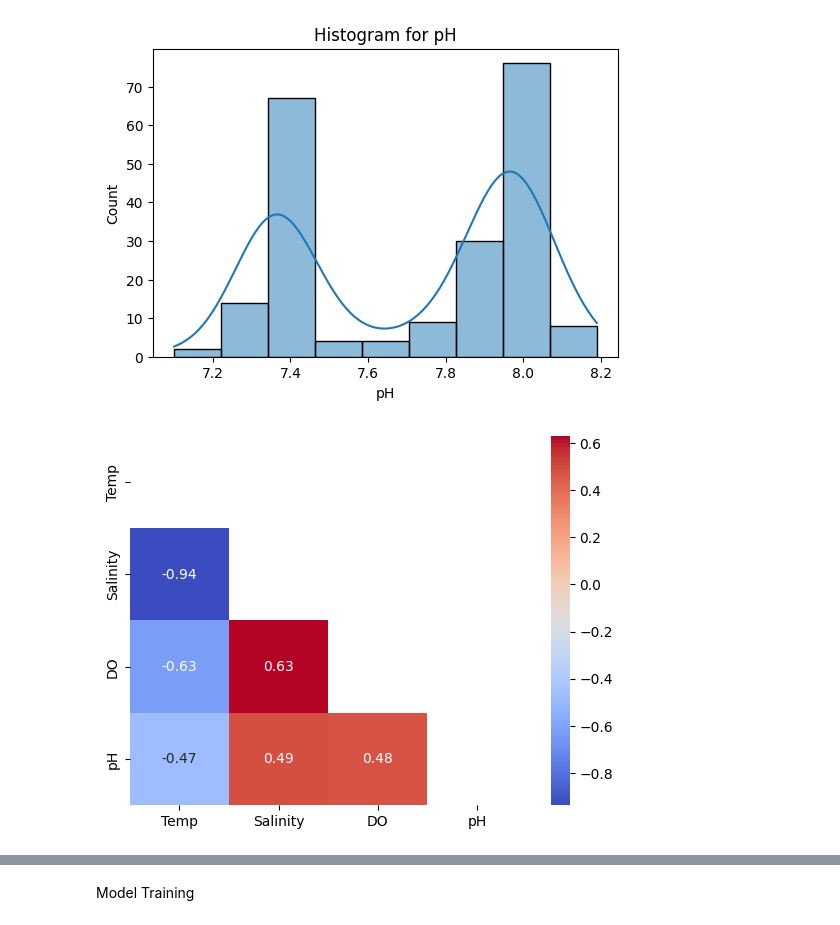
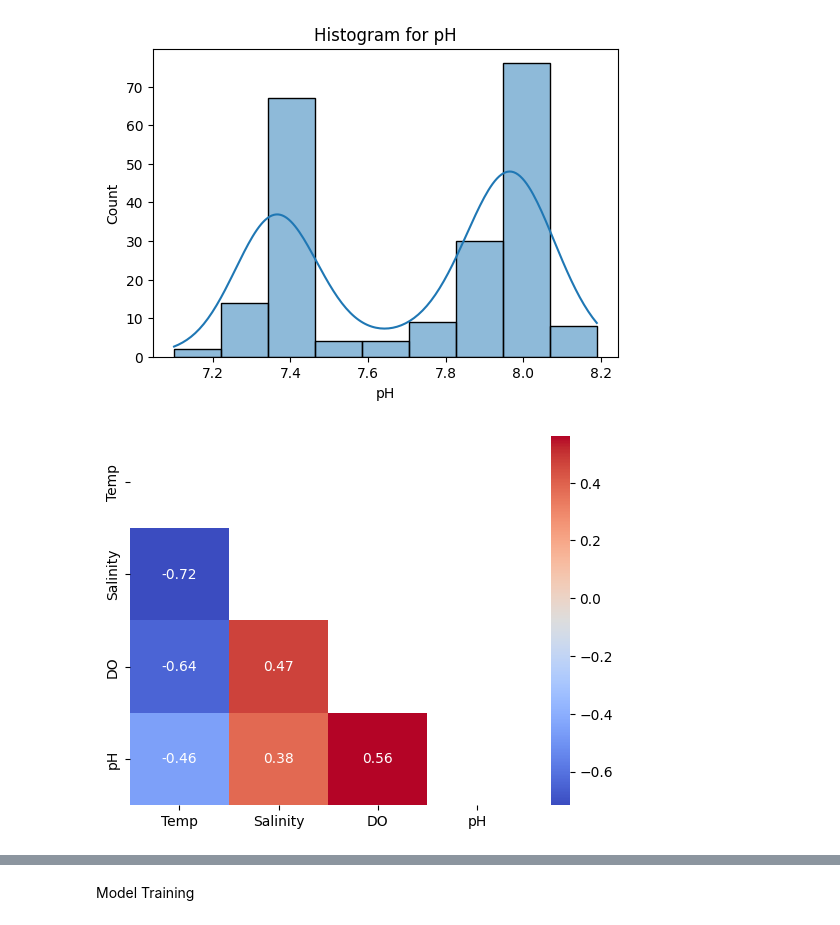
Before and after one commit to dekastra/WaterParameter, a Jupyter notebook: ML_WaterParam_Combined.ipynb, the cells around one changed output, grey strips where cells are left out. Saved outputs shown, nothing was run; the diff lists cells and outputs as text; code cells hidden in the pictures.

Commit message:
Change on correlation analysis

```diff
--- a/ML_WaterParam_Combined.ipynb
+++ b/ML_WaterParam_Combined.ipynb
@@ -77,10 +77,11 @@ for column in data_no_outliers.columns:
 [figure]
 # %%
 #Bivariate analysis
-correlation_matrix = data_no_outliers.corr()
+correlation_matrix = data_no_outliers.corr(method='spearman')
+correlation_matrix2 = data_no_outliers.corr(method='kendall')
 
 #Correlation heatmap plotting
 mask = np.triu(np.ones_like(correlation_matrix, dtype=bool))
 fig_full2 = sns.heatmap(correlation_matrix, annot=True, fmt=".2f", cmap="coolwarm", mask=mask).get_figure()
 # %% [output]
-[figure, old version]
+[figure, new version]
```
Also changed, not shown: parts of 1 cell of this notebook.
